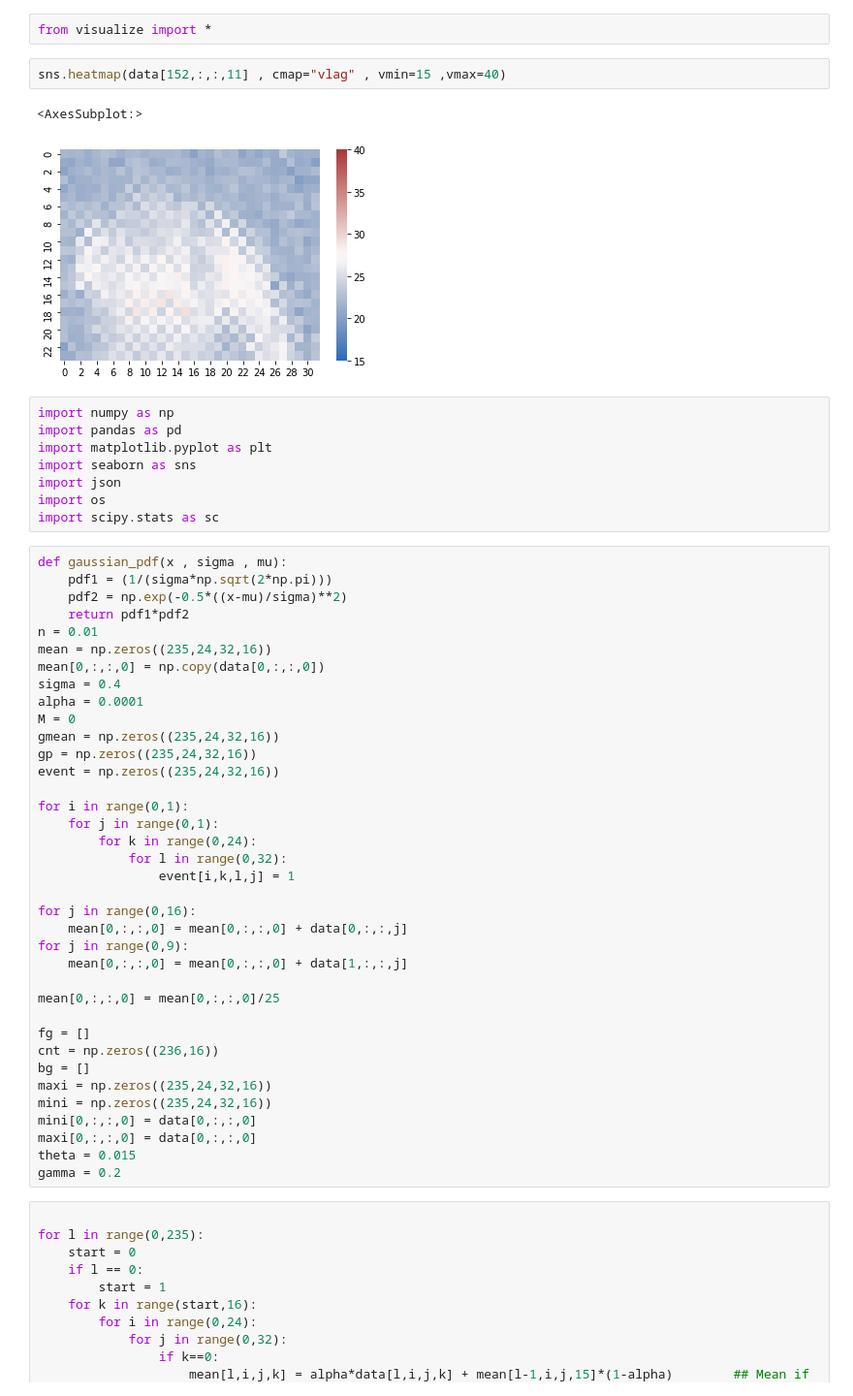
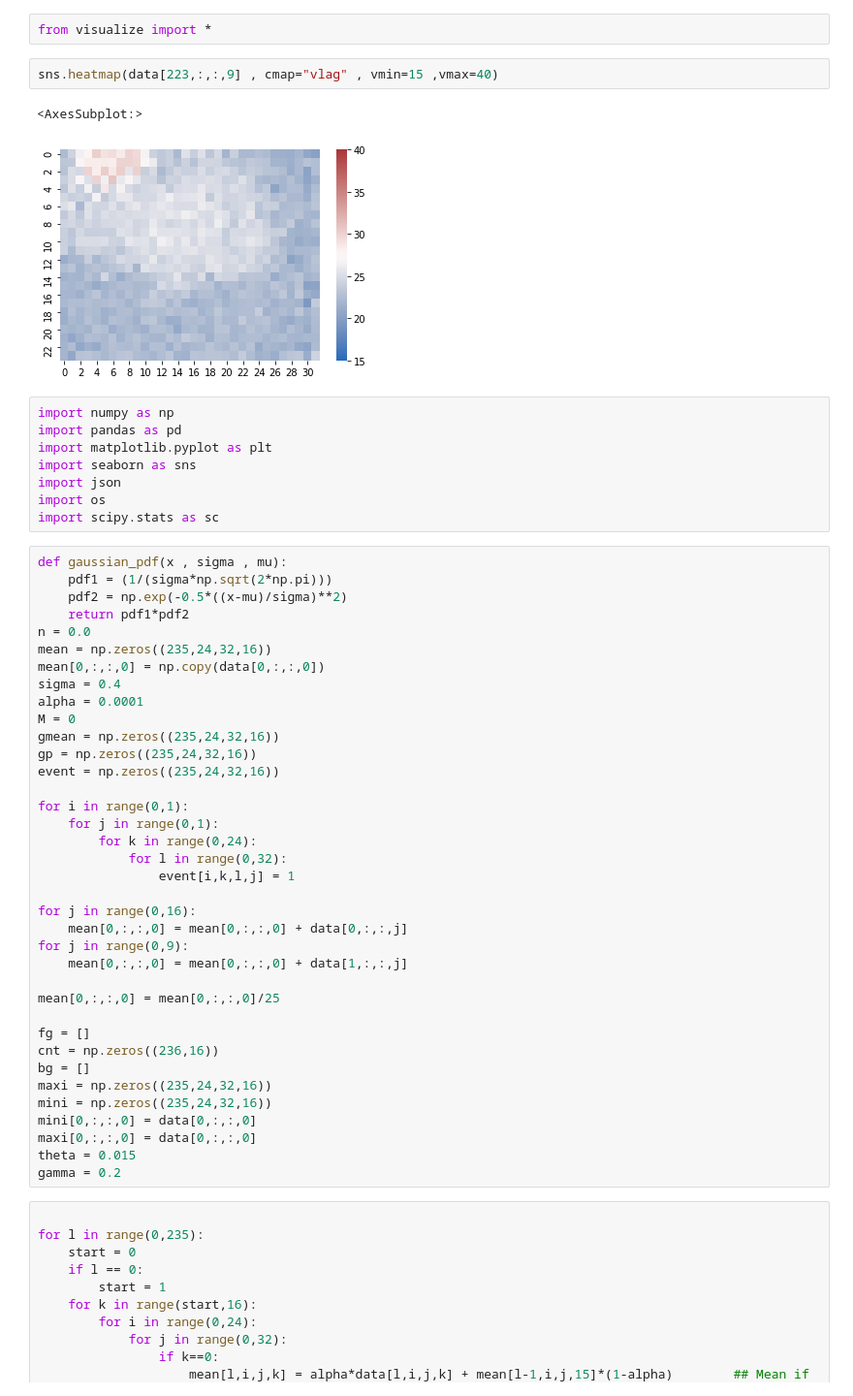
Before and after one commit to nickinack/Occupancy-Estimation, a Jupyter notebook: src/visualize.ipynb, the cells around one changed output. Shown at 97% size. Cells and saved outputs as stored; diff of their text form.

```diff
--- a/src/visualize.ipynb
+++ b/src/visualize.ipynb
@@ -1,10 +1,10 @@
 # %%
 from visualize import *
 # %%
-sns.heatmap(data[152,:,:,11] , cmap="vlag" , vmin=15 ,vmax=40)
+sns.heatmap(data[223,:,:,9] , cmap="vlag" , vmin=15 ,vmax=40)
 # %% [output]
 <AxesSubplot:>
-[figure, old version]
+[figure, new version]
 # %%
 import numpy as np
 import pandas as pd
@@ -18,7 +18,7 @@ def gaussian_pdf(x , sigma , mu):
     pdf1 = (1/(sigma*np.sqrt(2*np.pi)))
     pdf2 = np.exp(-0.5*((x-mu)/sigma)**2)
     return pdf1*pdf2
-n = 0.01
+n = 0.0
 mean = np.zeros((235,24,32,16))
 mean[0,:,:,0] = np.copy(data[0,:,:,0])
 sigma = 0.4
```
Also changed, not shown: parts of 8 cells of this notebook, 2 other files.
